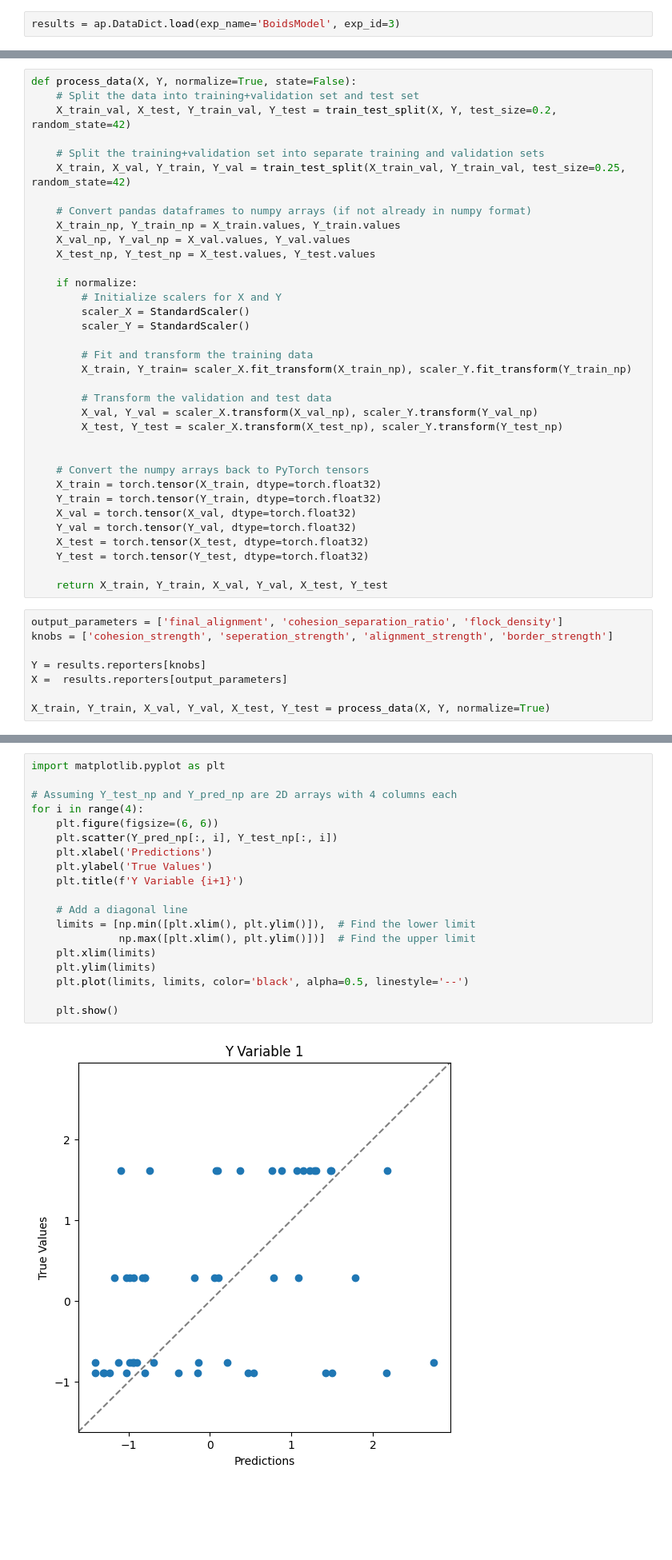
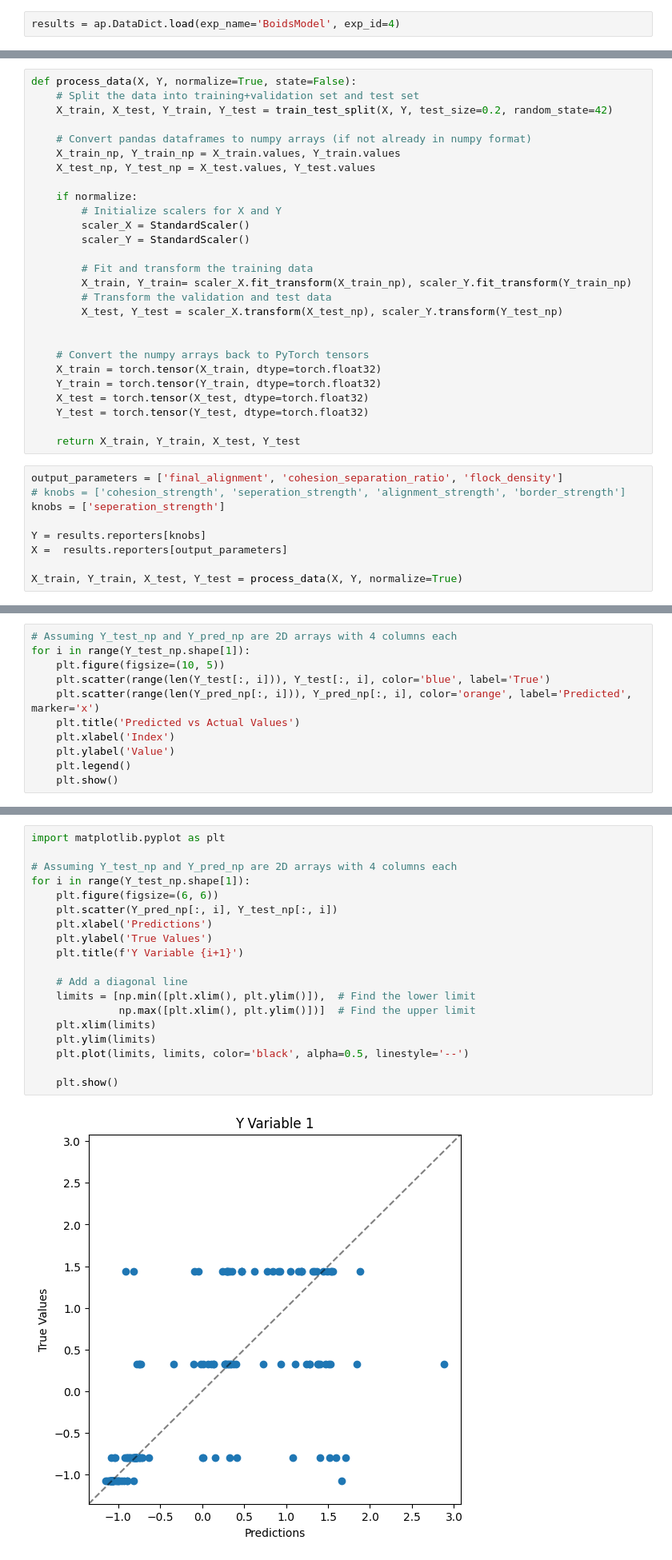
Before and after one commit to pedro15sousa/ABM-emulation, a Jupyter notebook: nn_backwards_emulator.ipynb, the cells around one changed output, grey strips where cells are left out. Shown at 80% size. Drawn from its saved outputs; the diff is of its cells as text; blank space fills up the shorter version.

```diff
--- a/nn_backwards_emulator.ipynb
+++ b/nn_backwards_emulator.ipynb
@@ -39,5 +39,5 @@ from sklearn.preprocessing import StandardScaler
 import seaborn as sns
 import ast
 # %%
-results = ap.DataDict.load(exp_name='BoidsModel', exp_id=3)
+results = ap.DataDict.load(exp_name='BoidsModel', exp_id=4)
 # %% [output]
@@ -68,14 +68,10 @@ results.reporters
 # %%
 def process_data(X, Y, normalize=True, state=False):
     # Split the data into training+validation set and test set
-    X_train_val, X_test, Y_train_val, Y_test = train_test_split(X, Y, test_size=0.2, random_state=42)
-
-    # Split the training+validation set into separate training and validation sets
-    X_train, X_val, Y_train, Y_val = train_test_split(X_train_val, Y_train_val, test_size=0.25, random_state=42)
+    X_train, X_test, Y_train, Y_test = train_test_split(X, Y, test_size=0.2, random_state=42)
 
     # Convert pandas dataframes to numpy arrays (if not already in numpy format)
     X_train_np, Y_train_np = X_train.values, Y_train.values
-    X_val_np, Y_val_np = X_val.values, Y_val.values
     X_test_np, Y_test_np = X_test.values, Y_test.values
 
     if normalize:
@@ -85,29 +81,26 @@ def process_data(X, Y, normalize=True, state=False):
 
         # Fit and transform the training data
         X_train, Y_train= scaler_X.fit_transform(X_train_np), scaler_Y.fit_transform(Y_train_np)
-
         # Transform the validation and test data
-        X_val, Y_val = scaler_X.transform(X_val_np), scaler_Y.transform(Y_val_np)
         X_test, Y_test = scaler_X.transform(X_test_np), scaler_Y.transform(Y_test_np)
 
 
     # Convert the numpy arrays back to PyTorch tensors
     X_train = torch.tensor(X_train, dtype=torch.float32)
     Y_train = torch.tensor(Y_train, dtype=torch.float32)
-    X_val = torch.tensor(X_val, dtype=torch.float32)
-    Y_val = torch.tensor(Y_val, dtype=torch.float32)
     X_test = torch.tensor(X_test, dtype=torch.float32)
     Y_test = torch.tensor(Y_test, dtype=torch.float32)
 
-    return X_train, Y_train, X_val, Y_val, X_test, Y_test
+    return X_train, Y_train, X_test, Y_test
 # %%
 output_parameters = ['final_alignment', 'cohesion_separation_ratio', 'flock_density']
-knobs = ['cohesion_strength', 'seperation_strength', 'alignment_strength', 'border_strength']
+# knobs = ['cohesion_strength', 'seperation_strength', 'alignment_strength', 'border_strength']
+knobs = ['seperation_strength']
 
 Y = results.reporters[knobs]
 X =  results.reporters[output_parameters]
 
-X_train, Y_train, X_val, Y_val, X_test, Y_test = process_data(X, Y, normalize=True)
+X_train, Y_train, X_test, Y_test = process_data(X, Y, normalize=True)
 # %%
 sns.pairplot(X)
 # %% [output]
@@ -205,0 +234,11 @@ MAE: 0.7317098379135132, MSE: 1.0745919942855835, R^2: -0.09992430236836555
+# %%
+# Assuming Y_test_np and Y_pred_np are 2D arrays with 4 columns each
+for i in range(Y_test_np.shape[1]):
+    plt.figure(figsize=(10, 5))
+    plt.scatter(range(len(Y_test[:, i])), Y_test[:, i], color='blue', label='True')
+    plt.scatter(range(len(Y_pred_np[:, i])), Y_pred_np[:, i], color='orange', label='Predicted', marker='x')
+    plt.title('Predicted vs Actual Values')
+    plt.xlabel('Index')
+    plt.ylabel('Value')
+    plt.legend()
+    plt.show()
@@ -206,21 +247,21 @@ MAE: 0.7317098379135132, MSE: 1.0745919942855835, R^2: -0.09992430236836555
 # %%
 import matplotlib.pyplot as plt
 
 # Assuming Y_test_np and Y_pred_np are 2D arrays with 4 columns each
-for i in range(4):
+for i in range(Y_test_np.shape[1]):
     plt.figure(figsize=(6, 6))
     plt.scatter(Y_pred_np[:, i], Y_test_np[:, i])
     plt.xlabel('Predictions')
     plt.ylabel('True Values')
     plt.title(f'Y Variable {i+1}')
 
     # Add a diagonal line
     limits = [np.min([plt.xlim(), plt.ylim()]),  # Find the lower limit
               np.max([plt.xlim(), plt.ylim()])]  # Find the upper limit
     plt.xlim(limits)
     plt.ylim(limits)
     plt.plot(limits, limits, color='black', alpha=0.5, linestyle='--')
 
     plt.show()
 # %% [output]
-[figure, old version]
+[figure, new version]
```
Also changed, not shown: parts of 10 cells of this notebook, 7 other files.
